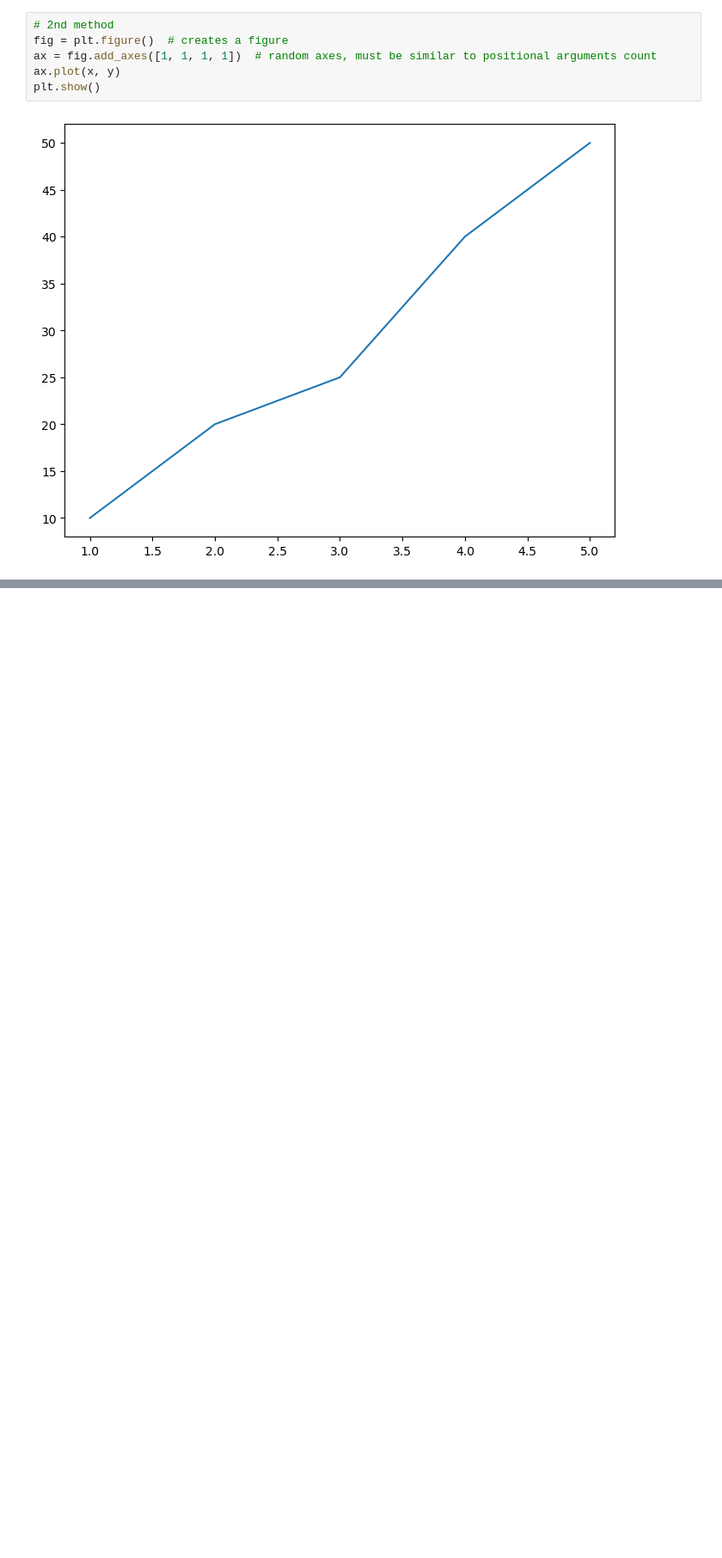
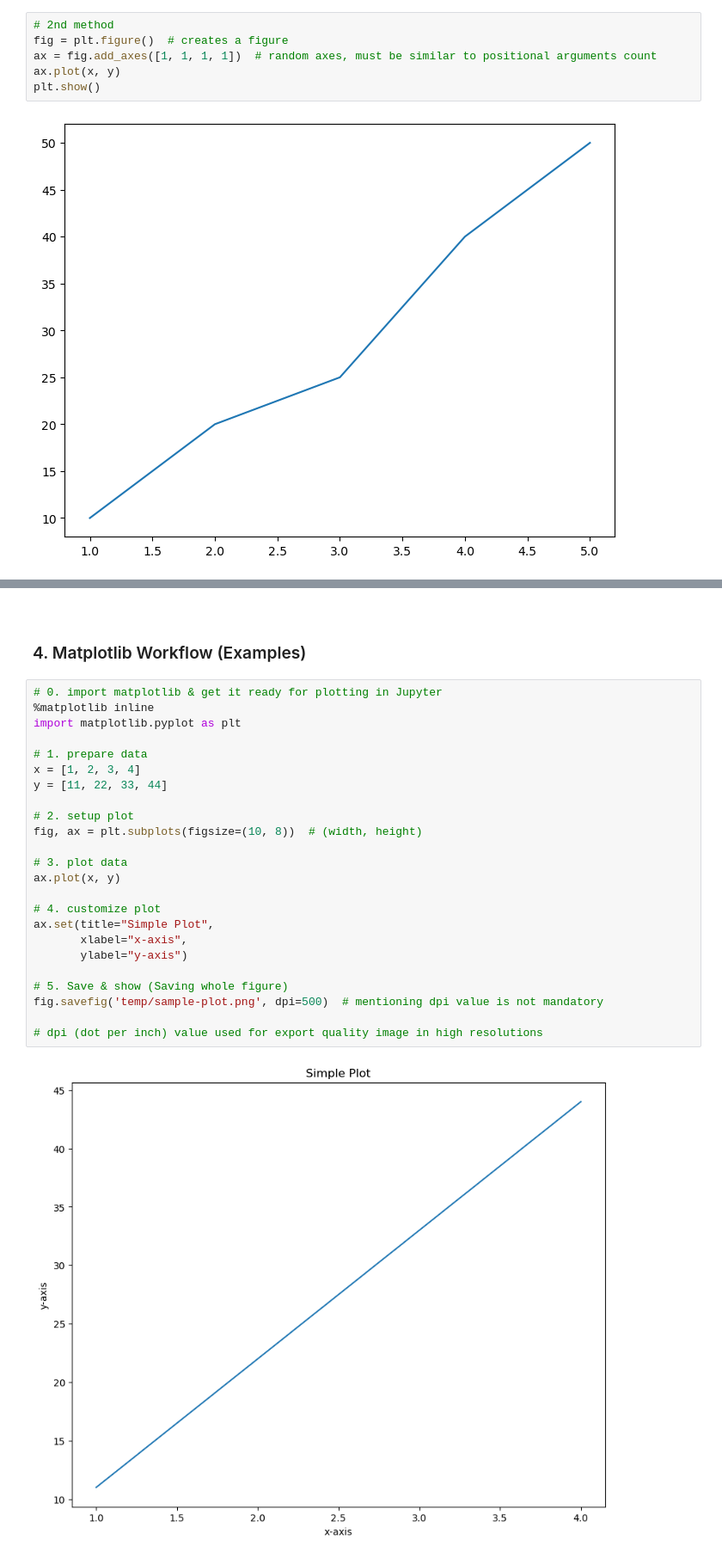
Before and after one commit to mythz-library/LRN-Data-Science, a Jupyter notebook: 03-matplotlib.ipynb, the cells around one changed output, grey strips where cells are left out. Shown at 86% size. Drawn from its saved outputs; the diff is of its cells as text; blank space fills up the shorter version.

Commit message:
Exports figure

```diff
--- a/03-matplotlib.ipynb
+++ b/03-matplotlib.ipynb
@@ -139,3 +139,33 @@ fig, ax = plt.subplots()
 ax.plot(x, [100, 200, 250, 400, 480]);  # adds some data
 # %% [output]
 [figure]
+# %% [markdown]
+<br/>
+
+### 4. Matplotlib Workflow (Examples)
+# %%
+# 0. import matplotlib & get it ready for plotting in Jupyter
+%matplotlib inline
+import matplotlib.pyplot as plt
+
+# 1. prepare data
+x = [1, 2, 3, 4]
+y = [11, 22, 33, 44]
+
+# 2. setup plot
+fig, ax = plt.subplots(figsize=(10, 8))  # (width, height)
+
+# 3. plot data
+ax.plot(x, y)
+
+# 4. customize plot
+ax.set(title="Simple Plot",
+       xlabel="x-axis",
+       ylabel="y-axis")
+
+# 5. Save & show (Saving whole figure)
+fig.savefig('temp/sample-plot.png', dpi=500)  # mentioning dpi value is not mandatory
+
+# dpi (dot per inch) value used for export quality image in high resolutions
+# %% [output]
+[figure, added]
```
Also changed, not shown: parts of 1 cell of this notebook, 1 other file.
